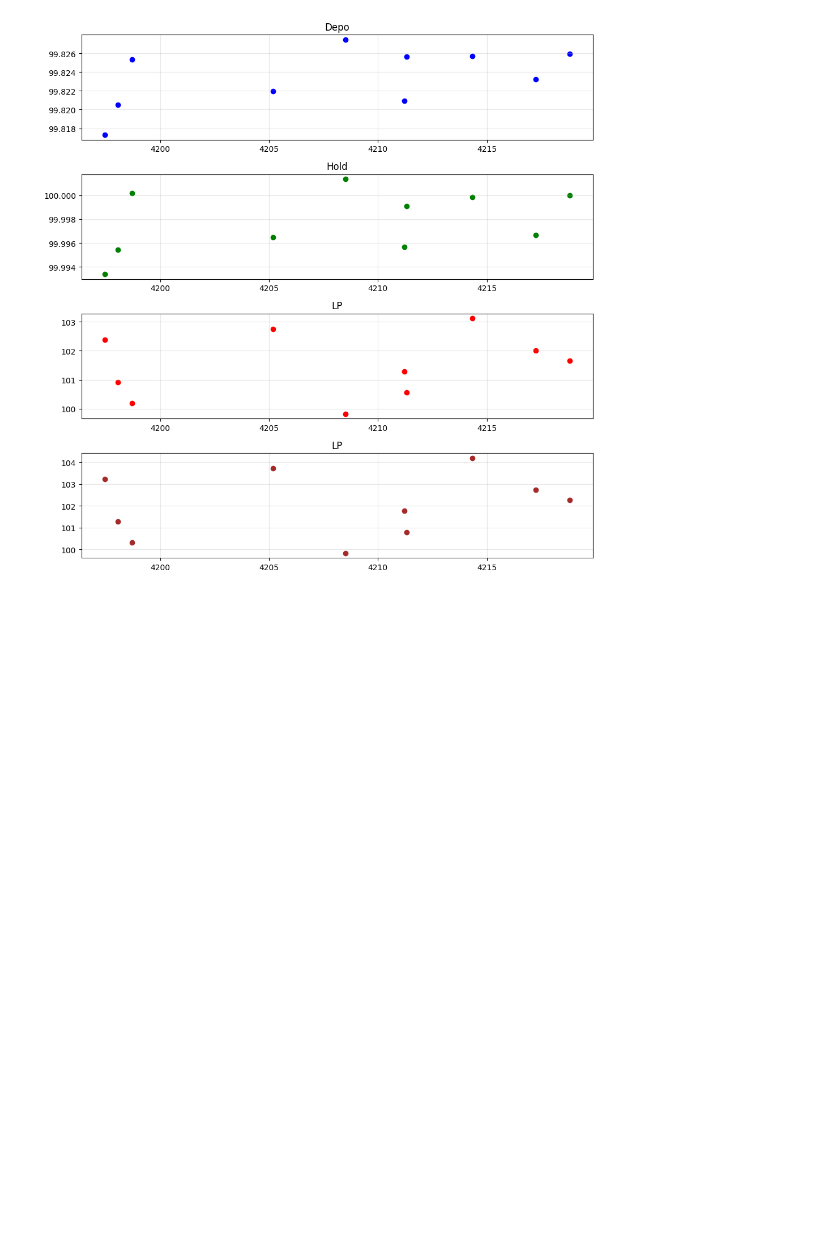
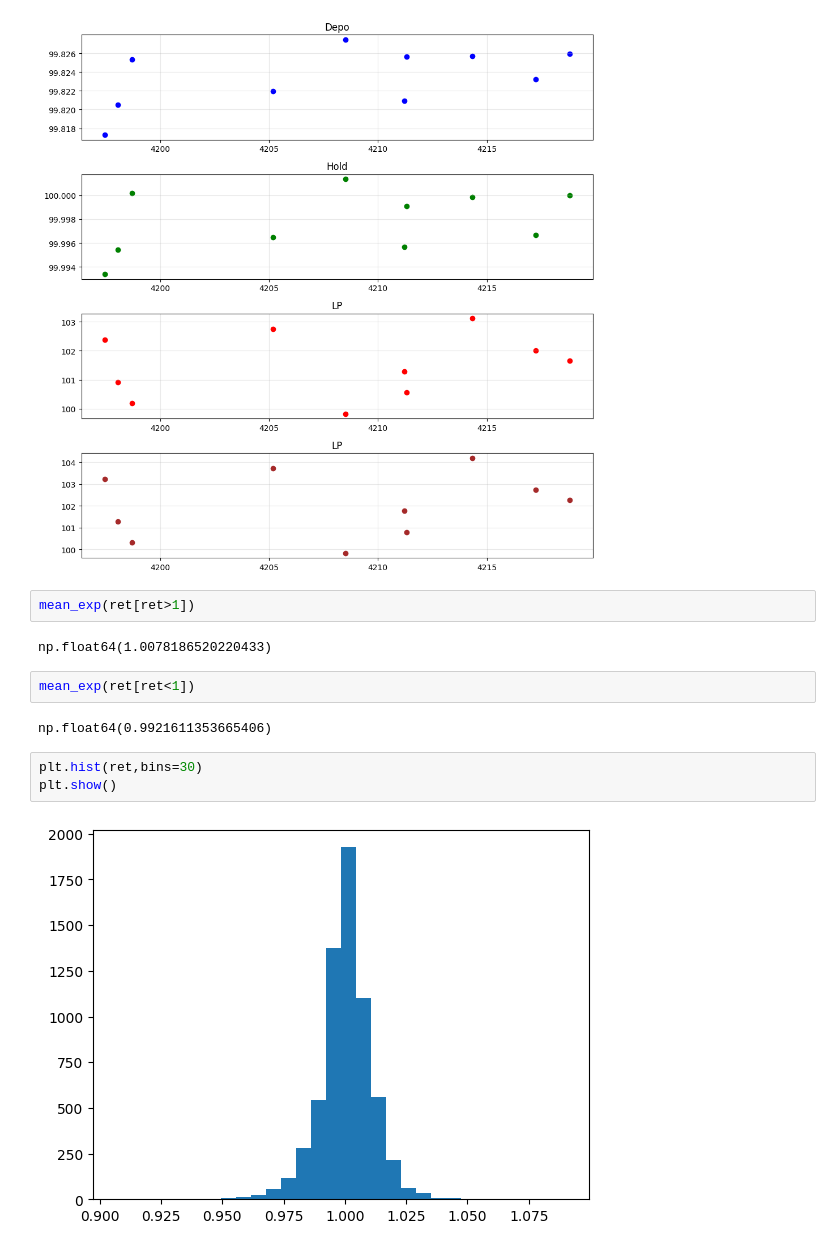
Before and after one commit to bahram3000/test_balancer_app, a Jupyter notebook: polygon_pool_analysis.ipynb, the cells around one changed output. Saved outputs shown, nothing was run; the diff lists cells and outputs as text; blank space fills up the shorter version.

```diff
--- a/polygon_pool_analysis.ipynb
+++ b/polygon_pool_analysis.ipynb
@@ -586,3 +586,16 @@ plt.tight_layout()
 plt.show()
 # %% [output]
 [figure]
+# %%
+mean_exp(ret[ret>1])
+# %% [output]
+np.float64(1.0078186520220433)
+# %%
+mean_exp(ret[ret<1])
+# %% [output]
+np.float64(0.9921611353665406)
+# %%
+plt.hist(ret,bins=30)
+plt.show()
+# %% [output]
+[figure, added]
```
Also changed, not shown: parts of 2 cells of this notebook.
